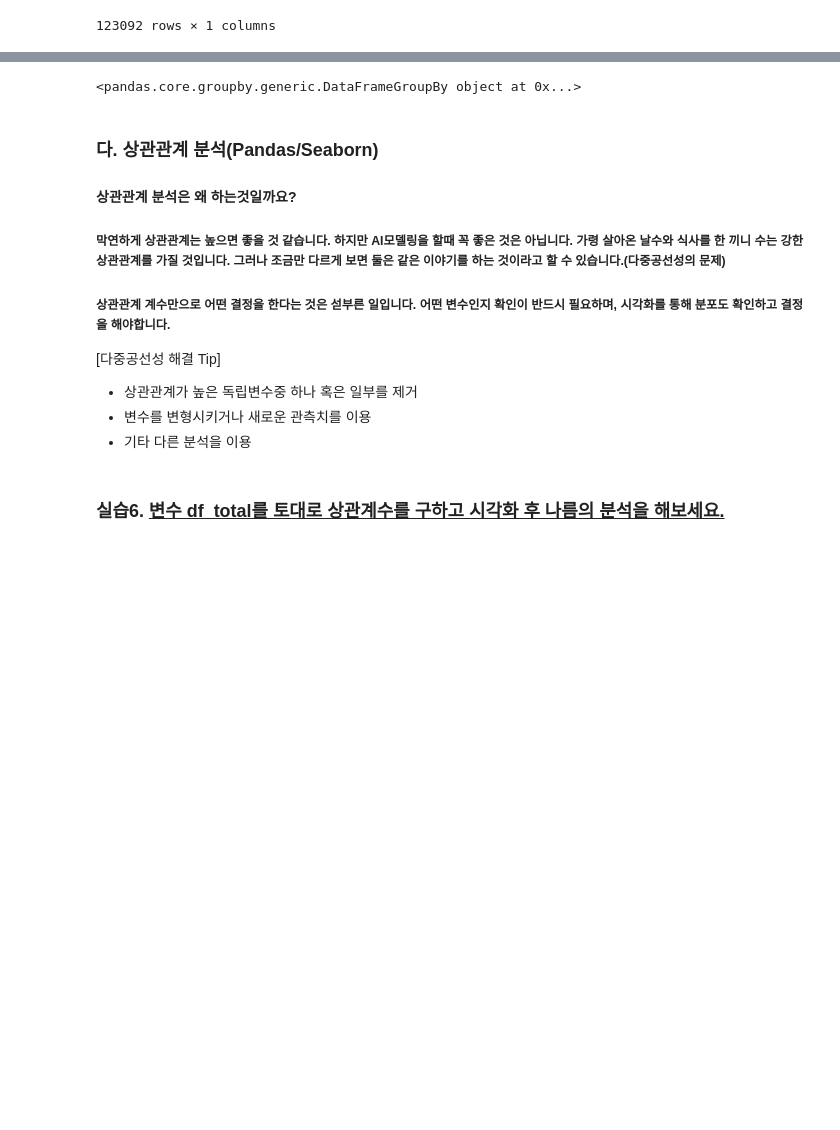
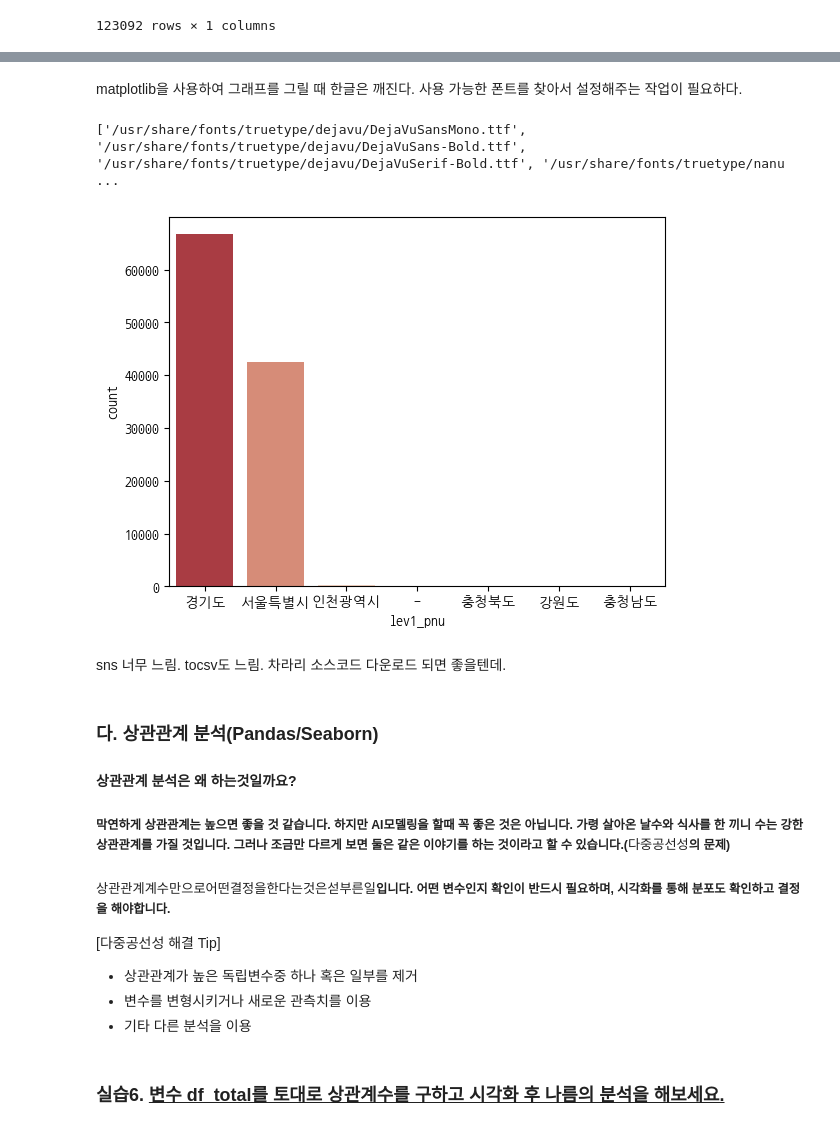
Before and after one commit to sujeengim/aice, a Jupyter notebook: 1-DataAnalysis.ipynb, the cells around one changed output, grey strips where cells are left out. Drawn from its saved outputs; the diff is of its cells as text; code cells hidden in the pictures; blank space fills up the shorter version.

```diff
--- a/1-DataAnalysis.ipynb
+++ b/1-DataAnalysis.ipynb
@@ -336,0 +337,2 @@ df_inner.head()
+# %%
+df_total_inner = df_inner.copy()
@@ -337,20 +348,44 @@ df_inner.head()
+# %% [markdown]
+matplotlib을 사용하여 그래프를 그릴 때 한글은 깨진다.
+사용 가능한 폰트를 찾아서 설정해주는 작업이 필요하다.
+# %%
+import matplotlib.font_manager as fm
+
+# 23년부터 없어진것으로 예상된다.
+# fm.get_fontconfig_fonts()
+# 다른 방법
+sys_fonts = fm.findSystemFonts()
+
+print(sys_fonts)
+# %% [output]
+['/usr/share/fonts/truetype/dejavu/DejaVuSansMono.ttf', '/usr/share/fonts/truetype/dejavu/DejaVuSans-Bold.ttf', '/usr/share/fonts/truetype/dejavu/DejaVuSerif-Bold.ttf', '/usr/share/fonts/truetype/nanu ...
+# %%
+font_path = "/usr/share/fonts/truetype/nanum/NanumGothicCoding.ttf"
+font_name = fm.FontProperties(fname = font_path).get_name()
+
+plt.rcParams['font.family'] = font_name #폰트 설정!한번만 해주면 됨
+# %%
+
+ax = sns.countplot(x=df_total_inner['lev1_pnu'], palette = "RdBu")
+# %% [output]
+[figure, added]
 # %%
 # 아래에 실습코드를 작성하고 차트를 구성해봅니다.
 
-## 1.
-df_inner.groupby('lev1_pnu')
+## 1-1.
+ax = sns.histplot(data=df_total_inner, x="ETAA")
-# %% [output]
-<pandas.core.groupby.generic.DataFrameGroupBy object at 0x...>
 # %%
 # 아래에 차트를 통해 알게된 사실을 정리해봅시다.
 # 1.
 # 2.
 # 3.
+# %% [markdown]
+sns 너무 느림.  tocsv도 느림. 차라리 소스코드 다운로드 되면 좋을텐데.
 # %% [markdown]
 ### 다. 상관관계 분석(Pandas/Seaborn)
 #### 상관관계 분석은 왜 하는것일까요?
-##### 막연하게 상관관계는 높으면 좋을 것 같습니다. 하지만 AI모델링을 할때 꼭 좋은 것은 아닙니다. 가령 살아온 날수와 식사를 한 끼니 수는 강한 상관관계를 가질 것입니다. 그러나 조금만 다르게 보면 둘은 같은 이야기를 하는 것이라고 할 수 있습니다.(다중공선성의 문제)
-##### 상관관계 계수만으로 어떤 결정을 한다는 것은 섣부른 일입니다. 어떤 변수인지 확인이 반드시 필요하며, 시각화를 통해 분포도 확인하고 결정을 해야합니다.
+##### 막연하게 상관관계는 높으면 좋을 것 같습니다. 하지만 AI모델링을 할때 꼭 좋은 것은 아닙니다. 가령 살아온 날수와 식사를 한 끼니 수는 강한 상관관계를 가질 것입니다. 그러나 조금만 다르게 보면 둘은 같은 이야기를 하는 것이라고 할 수 있습니다.($다중공선성$의 문제)
+##### $상관관계 계수만으로 어떤 결정을 한다는 것은 섣부른 일$입니다. 어떤 변수인지 확인이 반드시 필요하며, 시각화를 통해 분포도 확인하고 결정을 해야합니다.
 [다중공선성 해결 Tip]
 * 상관관계가 높은 독립변수중 하나 혹은 일부를 제거
 * 변수를 변형시키거나 새로운 관측치를 이용
```
Also changed, not shown: parts of 9 cells of this notebook.
